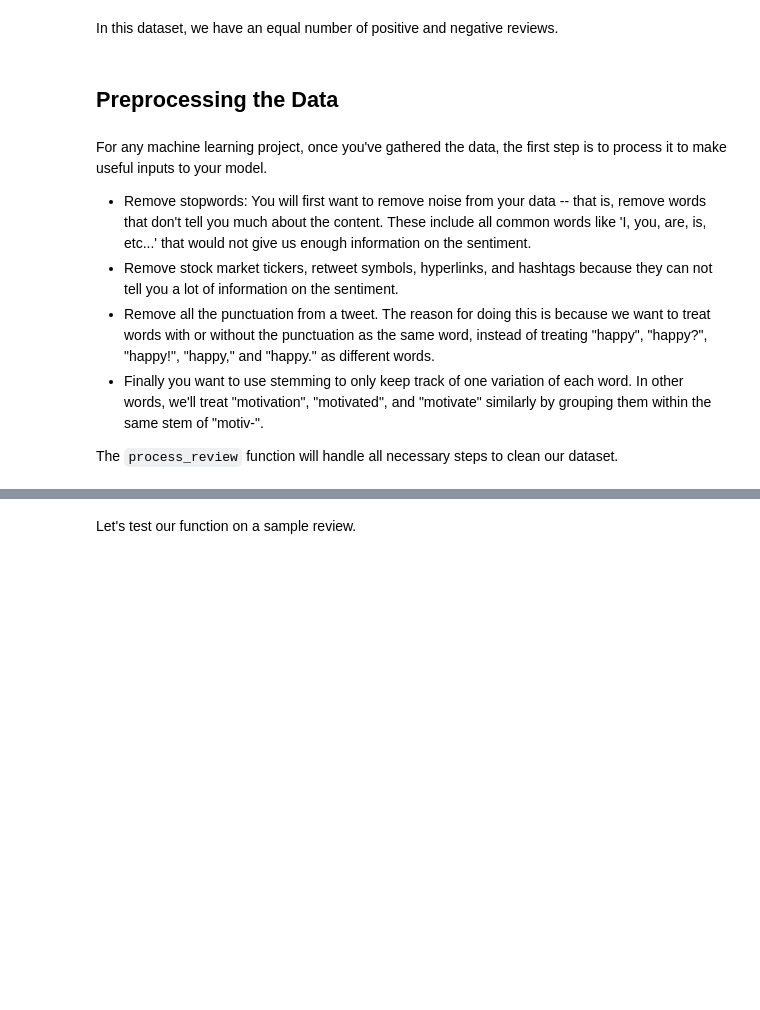
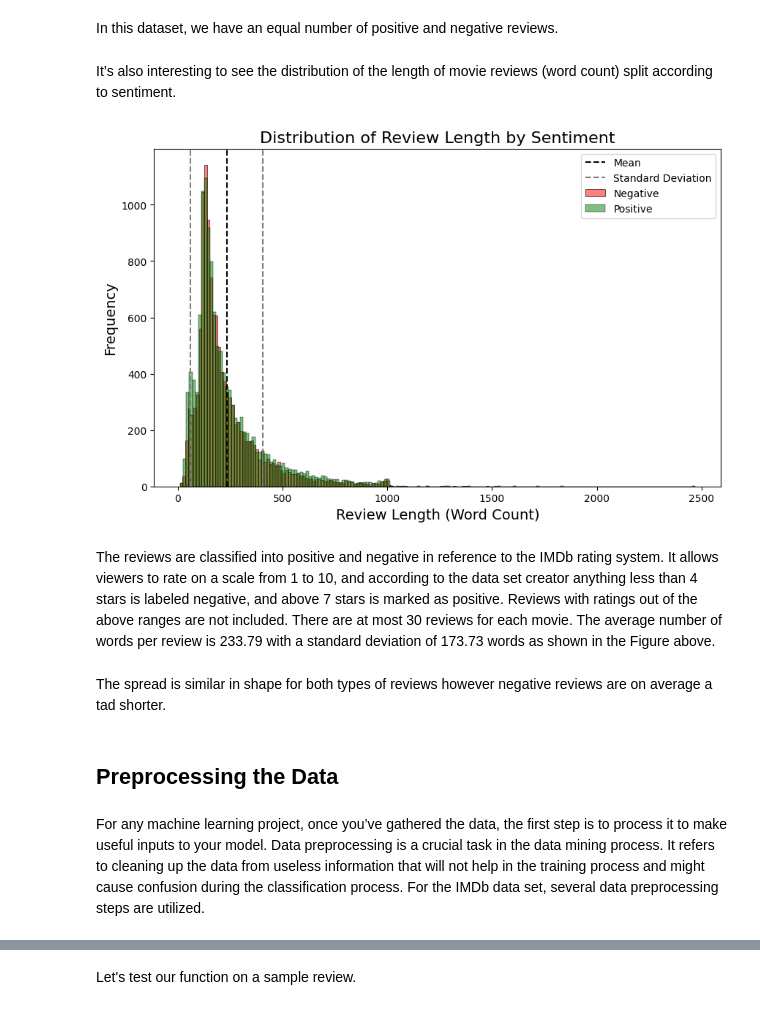
Before and after one commit to yassine-rd/movie-sentiment-analysis, a Jupyter notebook: notebooks/Movie_Sentiment_Analysis.ipynb, the cells around one changed output, grey strips where cells are left out. Saved outputs shown, nothing was run; the diff lists cells and outputs as text; code cells hidden in the pictures; blank space fills up the shorter version.

```diff
--- a/notebooks/Movie_Sentiment_Analysis.ipynb
+++ b/notebooks/Movie_Sentiment_Analysis.ipynb
@@ -172,2 +176,4 @@ plot_sentiment_distribution(data)
 # %% [markdown]
 In this dataset, we have an equal number of positive and negative reviews.
+# %% [markdown]
+It’s also interesting to see the distribution of the length of movie reviews (word count) split according to sentiment.
@@ -174,10 +225,12 @@ In this dataset, we have an equal number of positive and negative reviews.
+# %%
+plot_review_length_distribution(data)
+# %% [output]
+[figure, added]
+# %% [markdown]
+The reviews are classified into positive and negative in reference to the IMDb rating system. It allows viewers to rate on a scale from 1 to 10, and according to the data set creator anything less than 4 stars is labeled negative, and above 7 stars is marked as positive. Reviews with ratings out of the above ranges are not included. There are at most 30 reviews for each movie. The average number of words per review is 233.79 with a standard deviation of 173.73 words as shown in the Figure above.
+# %% [markdown]
+The spread is similar in shape for both types of reviews however negative reviews are on average a tad shorter.
 # %% [markdown]
 ## Preprocessing the Data
-# %% [markdown]
-For any machine learning project, once you've gathered the data, the first step is to process it to make useful inputs to your model.
-- Remove stopwords: You will first want to remove noise from your data -- that is, remove words that don't tell you much about the content. These include all common words like 'I, you, are, is, etc...' that would not give us enough information on the sentiment.
-- Remove stock market tickers, retweet symbols, hyperlinks, and hashtags because they can not tell you a lot of information on the sentiment.
-- Remove all the punctuation from a tweet. The reason for doing this is because we want to treat words with or without the punctuation as the same word, instead of treating "happy", "happy?", "happy!", "happy," and "happy." as different words.
-- Finally you want to use stemming to only keep track of one variation of each word. In other words, we'll treat "motivation", "motivated", and "motivate" similarly by grouping them within the same stem of "motiv-".
-
-The `process_review` function will handle all necessary steps to clean our dataset.
+# %% [markdown]
+For any machine learning project, once you’ve gathered the data, the first step is to process it to make useful inputs to your model. Data preprocessing is a crucial task in the data mining process. It refers to cleaning up the data from useless information that will not help in the training process and might cause confusion during the classification process. For the IMDb data set, several data preprocessing steps are utilized.
```
Also changed, not shown: parts of 15 cells of this notebook.
